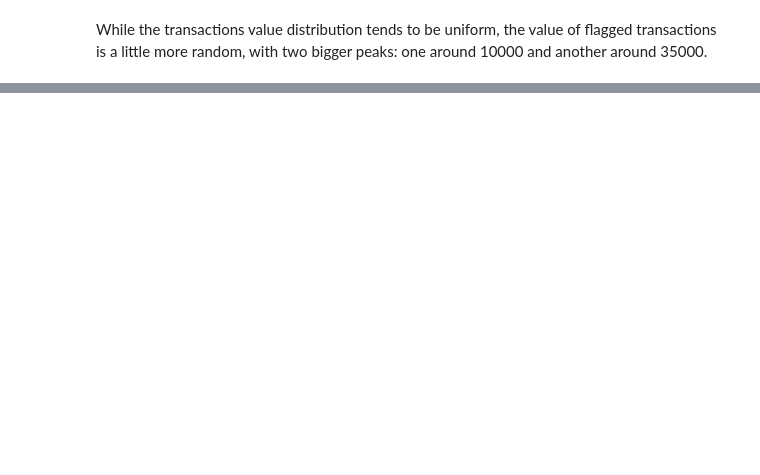
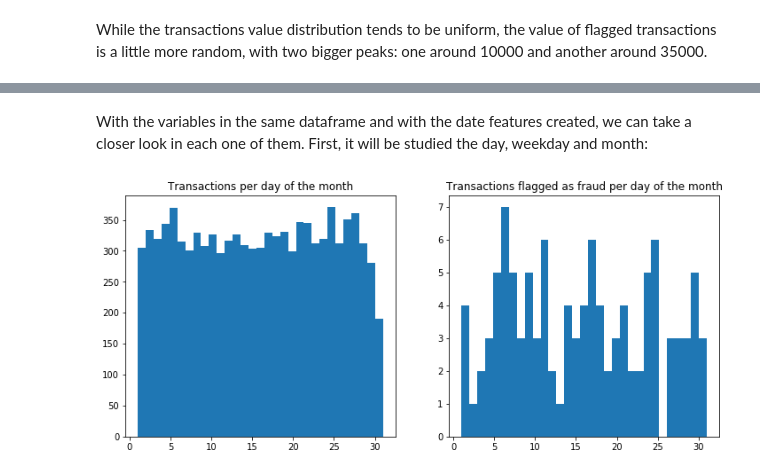
Before and after one commit to RenanNunes/data-intern-challenge, a Jupyter notebook: Case.ipynb, the cells around one changed output, grey strips where cells are left out. Cells and saved outputs as stored; diff of their text form; code cells hidden in the pictures; blank space fills up the shorter version.

```diff
--- a/Case.ipynb
+++ b/Case.ipynb
@@ -217,0 +256,16 @@ PostgreSQL connection is now closed
+# %%
+transaction_with_fraud_and_card = pd.merge(transactions_with_fraud_flags_treated, cards, on='card_number')
+# transaction_with_fraud_and_card.head()
+# %%
+transaction_with_fraud_card_and_customers = pd.merge(transaction_with_fraud_and_card, customers, left_on='customer_id', right_on='id', suffixes=['','_customer'])
+# transaction_with_fraud_card_and_customers.head()
+# %%
+# Dropping unnecessary variables
+transactions_aux = transaction_with_fraud_card_and_customers.drop(columns=['id', 'card_number', 'customer_id', 'id_customer', 'vintage_group'])
+# transactions_aux.head()
+# %%
+transactions_aux['day'] = transactions_aux.transaction_date.apply(lambda date: date.day)
+transactions_aux['weekday'] = transactions_aux.transaction_date.apply(lambda date: date.day_name())
+transactions_aux['month'] = transactions_aux.transaction_date.apply(lambda date: date.month)
+transactions_analysis = transactions_aux.drop(columns=['transaction_date'])
+transactions_analysis.head()
@@ -217,0 +279,11 @@ PostgreSQL connection is now closed
+# %% [markdown]
+With the variables in the same dataframe and with the date features created, we can take a closer look in each one of them. First, it will be studied the day, weekday and month:
+# %%
+fig, axs = plt.subplots(1, 2, figsize=(12, 5))
+axs[0].set_title('Transactions per day of the month')
+axs[0].hist(transactions_analysis[(transactions_analysis.fraud_flag == False)].day, bins=len(transactions_analysis.day.unique()))
+axs[1].set_title('Transactions flagged as fraud per day of the month')
+axs[1].hist(transactions_analysis[(transactions_analysis.fraud_flag == True)].day, bins=len(transactions_analysis.day.unique()))
+plt.show()
+# %% [output]
+[figure, added]
```
Also changed, not shown: parts of 27 cells of this notebook.
